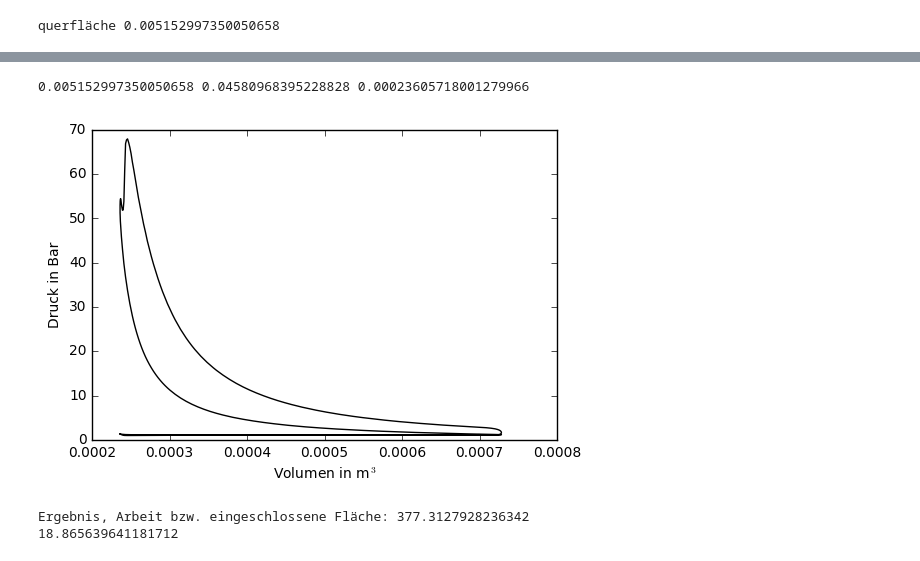
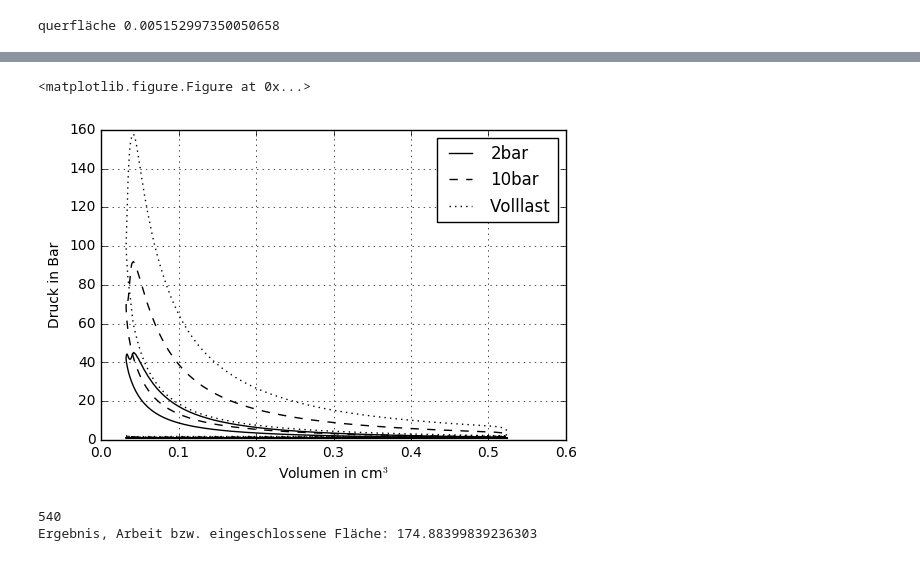
Before and after one commit to BMaxV/Motorkennfeldplot, a Jupyter notebook: main.ipynb, the cells around one changed output, grey strips where cells are left out. Drawn from its saved outputs; the diff is of its cells as text; code cells hidden in the pictures.

```diff
--- a/main.ipynb
+++ b/main.ipynb
@@ -35,14 +35,8 @@ Bohrung=0.081#m
 A=math.pi*(Bohrung/2)**2 # m
 print("querfläche",A)
 Hubmax=0.0955#m
-Komph=0.0458#m
 
 Vmax=A*Hubmax
-Pmes=[]
-for d in Drehmomente:
-    v=d/Vmax #in Pascal
-    v=v*10**-5 # in bar
-    Pmes.append(v)
 # %% [output]
 querfläche 0.005152997350050658
 # %%
@@ -115,52 +139,34 @@ plt.clf()
 # %%
-
-
-print(A,Hub(phi),V)
-
-
 #print(Vs[0:100])
 #Aufpassen, ich brauche entweder nur einen Ladungswechsel, oder ich muss mitteln
 #unabhängig davon, habe ich
 #jetzt alle Werte für p und V
 #und man kann das p V diagram plotten
 
 #dummy werte
 #Vs=[4,2,2,4,1,3,4]
 #ps=[2,2,1,1,8,8,2]
 
-#falsch sortiert...
-def redo(ps,Vs):
-    com=[]
-    c=0
-    m=len(ps)
-    print(m)
-    while c < m:
-        com.append((ps[c],Vs[c]))
-        c+=1
-    com.sort(key=lambda x : x[0])
-    print("len com",len(com))
-    ps=[]
-    Vs=[]
-    for x in com:
-        ps.append(x[0])
-        Vs.append(x[1])
-    return ps,Vs
+#plt.xlim(0.0002,0.0008)
+fig, ax = plt.subplots()
+Vsccm=[]
+for v in Vs:
+    Vsccm.append(v)
+ax.grid(True)
+plt.plot(Vsccm,druckwinkel[0][2],color="black",label="2bar")
+plt.plot(Vsccm,druckwinkel[1][2],color="black",linestyle="--",label="10bar")
+plt.plot(Vsccm,druckwinkel[2][2],color="black",linestyle=":",label="Volllast")
 
-#ps,Vs=redo(ps,Vs)
-
-
-#plt.xlim(0.0002,0.0008)
-plt.plot(Vs,ps,color="black")
-
-plt.xlabel("Volumen in m${^3}$")
+plt.xlabel("Volumen in cm${^3}$")
 plt.ylabel("Druck in Bar")
+plt.legend()
 plt.savefig("PV.jpg")
 plt.show()
 
 plt.clf()
 # %% [output]
-0.005152997350050658 0.04580968395228828 0.00023605718001279966
+<matplotlib.figure.Figure at 0x...>
-[figure, old version]
+[figure, new version]
 # %%
 
 #numerische Flächeberechnung nach Cha Zhang
@@ -172,10 +178,12 @@ def Teilfläche(p1,p2):
 
 
 A=0
-c=0
-m=len(Vs)
+c=180
+m=180+360
 bartopascal=10**5
 btp=bartopascal
+print(m)
+
 while c < m-1:
     p1=(ps[c]*btp,Vs[c])
     p2=(ps[c+1]*btp,Vs[c+1])
@@ -184,17 +192,19 @@ while c < m-1:
     #print("parts",p1,p2,Teil_A)
     A+=Teil_A
     c+=1
+
 #p0=(ps[0],Vs[0])
 #pl=(ps[-1],Vs[-1])
 #ai=Teilfläche(pl,p0)
 #print(ai)
 #A+=ai
-print("Ergebnis, Arbeit bzw. eingeschlossene Fläche:",A)
-gesamt_motor=A*2*(1500/60)/1000#pro sekunde in KW
-print(gesamt_motor)#pro spiel
+print("Ergebnis, Arbeit bzw. eingeschlossene Fläche:",A/1000)# ccm->m3
+
+#gesamt_motor=A*2*(1500/60)/1000#pro sekunde in KW
+#print(gesamt_motor)#pro spiel
 
 #print(1500*A*2/1000)
 #Wir haben jetzt also die Arbeit, in Nm, für einen Lastwechsel,
 # %% [output]
-Ergebnis, Arbeit bzw. eingeschlossene Fläche: 377.3127928236342
-18.865639641181712
+540
+Ergebnis, Arbeit bzw. eingeschlossene Fläche: 174.88399839236303
```
Also changed, not shown: parts of 8 cells of this notebook, 12 other files.
